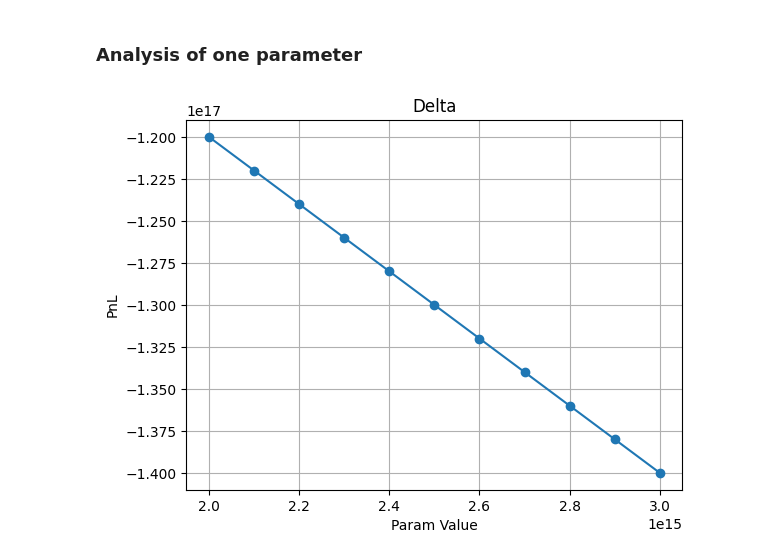
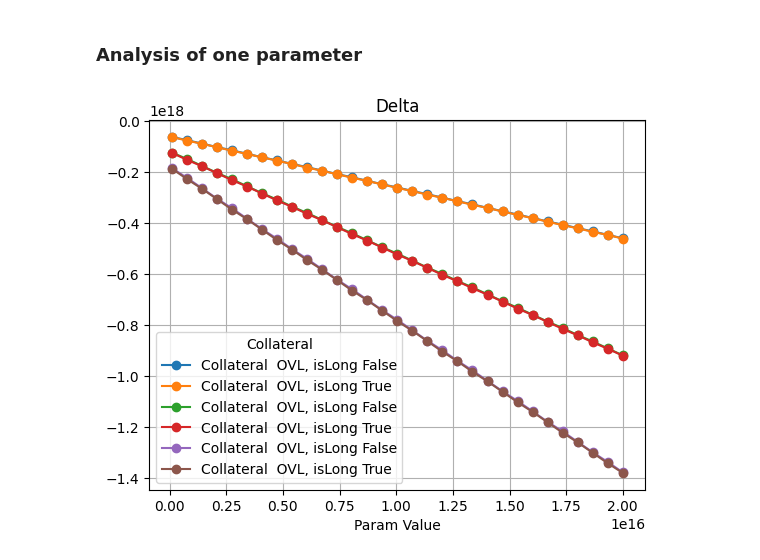
Before and after one commit to overlay-market/v1-core, a Jupyter notebook: notebooks/risk_params.ipynb, the cells around one changed output. Saved outputs shown, nothing was run; the diff lists cells and outputs as text; code cells hidden in the pictures.

Commit message:
add fuzzing to single param

```diff
--- a/notebooks/risk_params.ipynb
+++ b/notebooks/risk_params.ipynb
@@ -58,14 +58,19 @@ plt.subplots_adjust(top=0.94, hspace=0.3, wspace=0.55)  # Adjust top and hspace
 # %%
 df = pd.read_csv("../pnl_single.csv", delimiter=";")
 
-param_name = df["param_name"].iloc[0]
-x = df["param_value"]
-y = df["pnl"]
+# Group the DataFrame by "collateral" and "isLong" columns
+grouped_df = df.groupby(["collateral", "isLong"])
 
-plt.plot(x, y, marker="o")
-plt.title(param_name)
+# Plot each group separately
+for (collateral, is_long), group in grouped_df:
+    x = group["param_value"]
+    y = group["pnl"]
+    plt.plot(x, y, marker="o", label=f'Collateral {name[:-18]} OVL, isLong {is_long}')
+
+plt.title(df["param_name"].iloc[0])
 plt.xlabel("Param Value")
-plt.ylabel("PnL")
+# plt.ylabel("PnL")
+plt.legend(title="Collateral")
 plt.grid(True)
 # %% [output]
-[figure, old version]
+[figure, new version]
```
Also changed, not shown: parts of 1 cell of this notebook, 1 other file.
